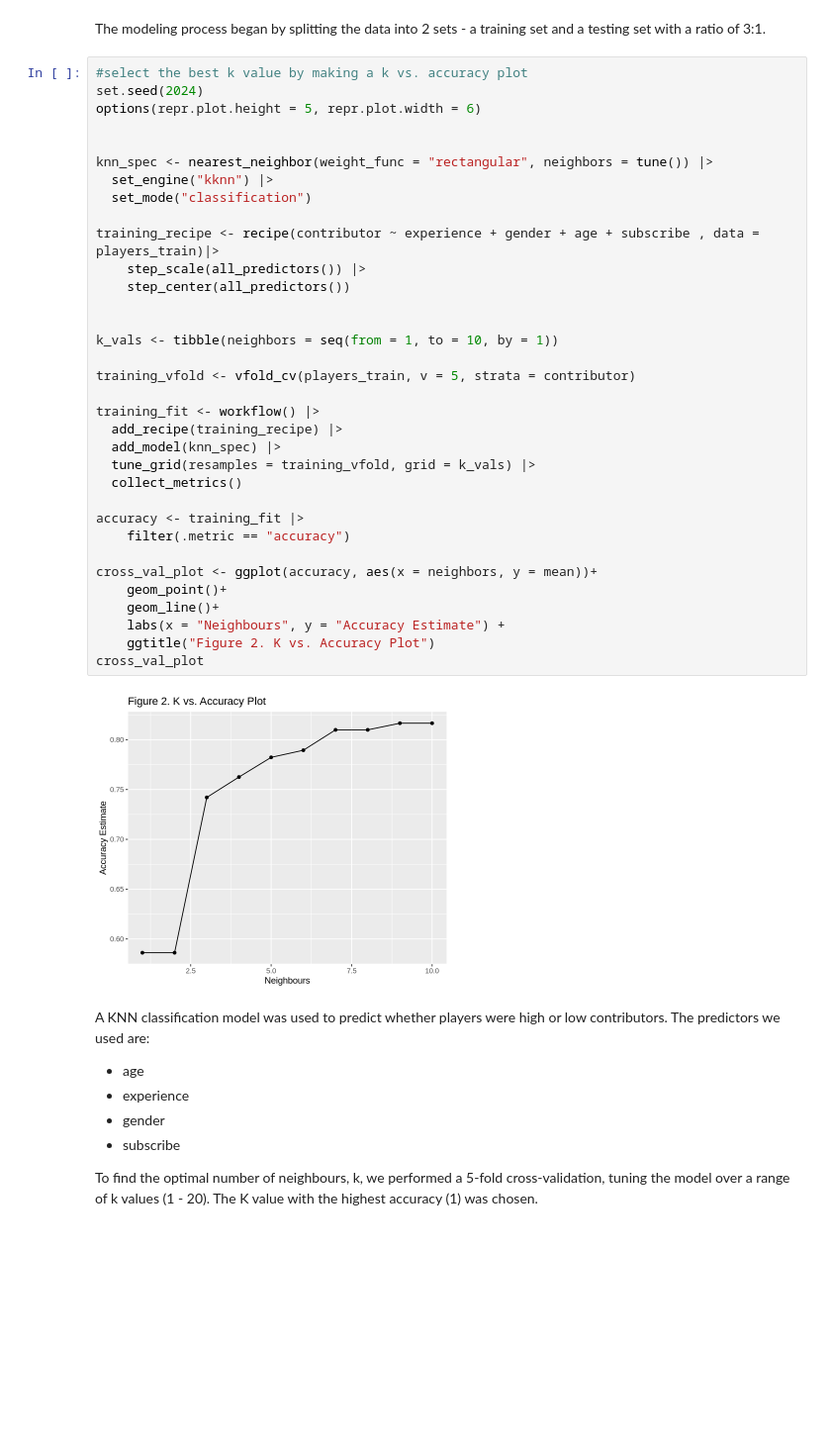
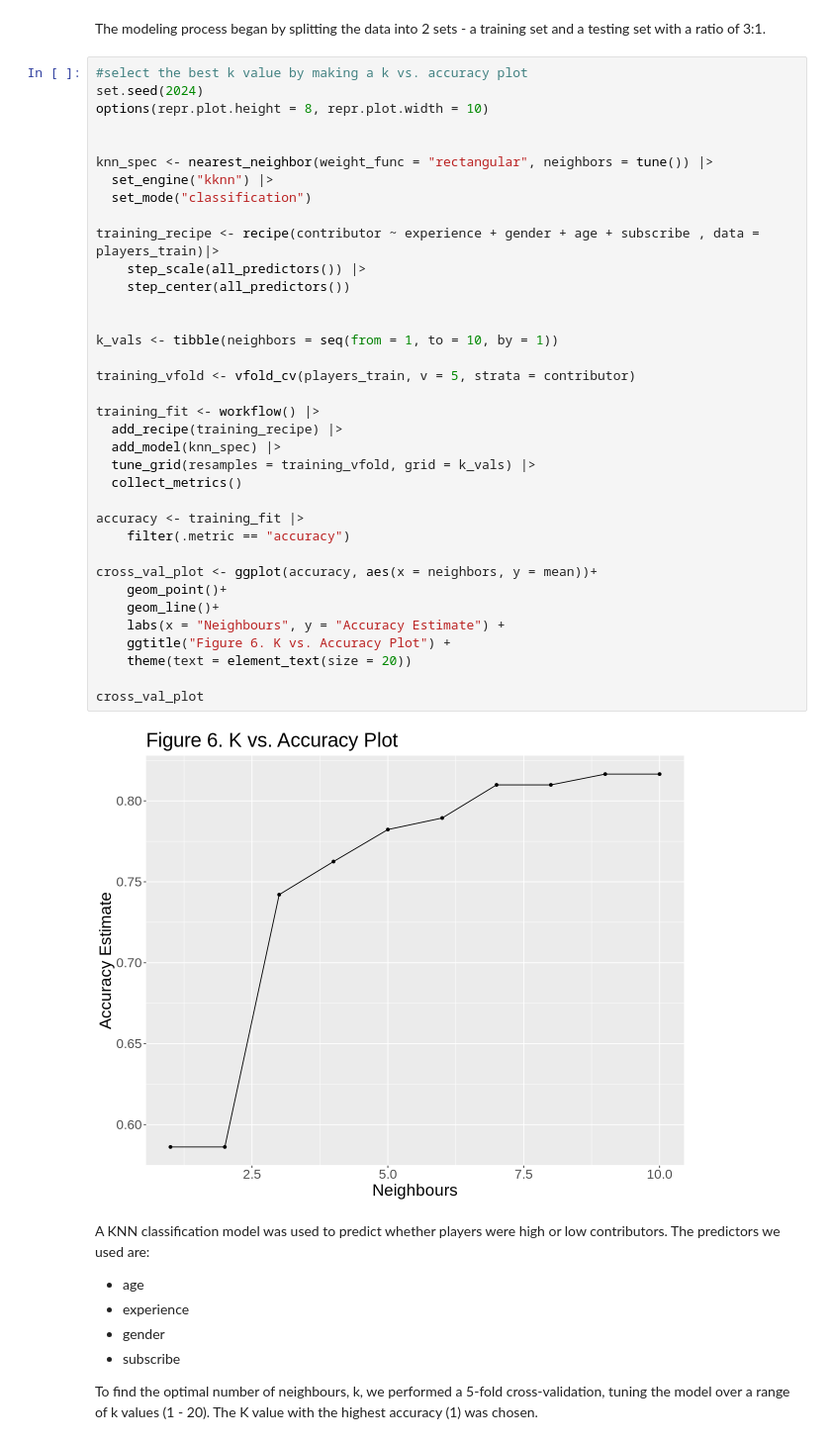
Before and after one commit to Sarthak0910/DSCI_Project_01, a Jupyter notebook: DSCI100_Group_Project_Code.ipynb, the cells around one changed output. Shown at 99% size. Drawn from its saved outputs; the diff is of its cells as text; blank space fills up the shorter version.

Commit message:
Added Graphs and figure numbers for each graphs

```diff
--- a/DSCI100_Group_Project_Code.ipynb
+++ b/DSCI100_Group_Project_Code.ipynb
@@ -213,39 +249,41 @@ The modeling process began by splitting the data into 2 sets - a training set an
 # %%
 #select the best k value by making a k vs. accuracy plot
 set.seed(2024)
-options(repr.plot.height = 5, repr.plot.width = 6)
+options(repr.plot.height = 8, repr.plot.width = 10)
 
 
 knn_spec <- nearest_neighbor(weight_func = "rectangular", neighbors = tune()) |>
   set_engine("kknn") |>
   set_mode("classification")
 
 training_recipe <- recipe(contributor ~ experience + gender + age + subscribe , data = players_train)|>
     step_scale(all_predictors()) |>
     step_center(all_predictors())
 
 
 k_vals <- tibble(neighbors = seq(from = 1, to = 10, by = 1))
 
 training_vfold <- vfold_cv(players_train, v = 5, strata = contributor)
 
 training_fit <- workflow() |>
   add_recipe(training_recipe) |>
   add_model(knn_spec) |>
   tune_grid(resamples = training_vfold, grid = k_vals) |>
   collect_metrics()
 
 accuracy <- training_fit |>
     filter(.metric == "accuracy")
 
 cross_val_plot <- ggplot(accuracy, aes(x = neighbors, y = mean))+
     geom_point()+
     geom_line()+
     labs(x = "Neighbours", y = "Accuracy Estimate") +
-    ggtitle("Figure 2. K vs. Accuracy Plot")
+    ggtitle("Figure 6. K vs. Accuracy Plot") +
+    theme(text = element_text(size = 20))
+
 cross_val_plot
 # %% [output]
-[figure, old version]
+[figure, new version]
 # %% [markdown]
 A KNN classification model was used to predict whether players were high or low contributors. The predictors we used are:
 
```
Also changed, not shown: parts of 9 cells of this notebook.
